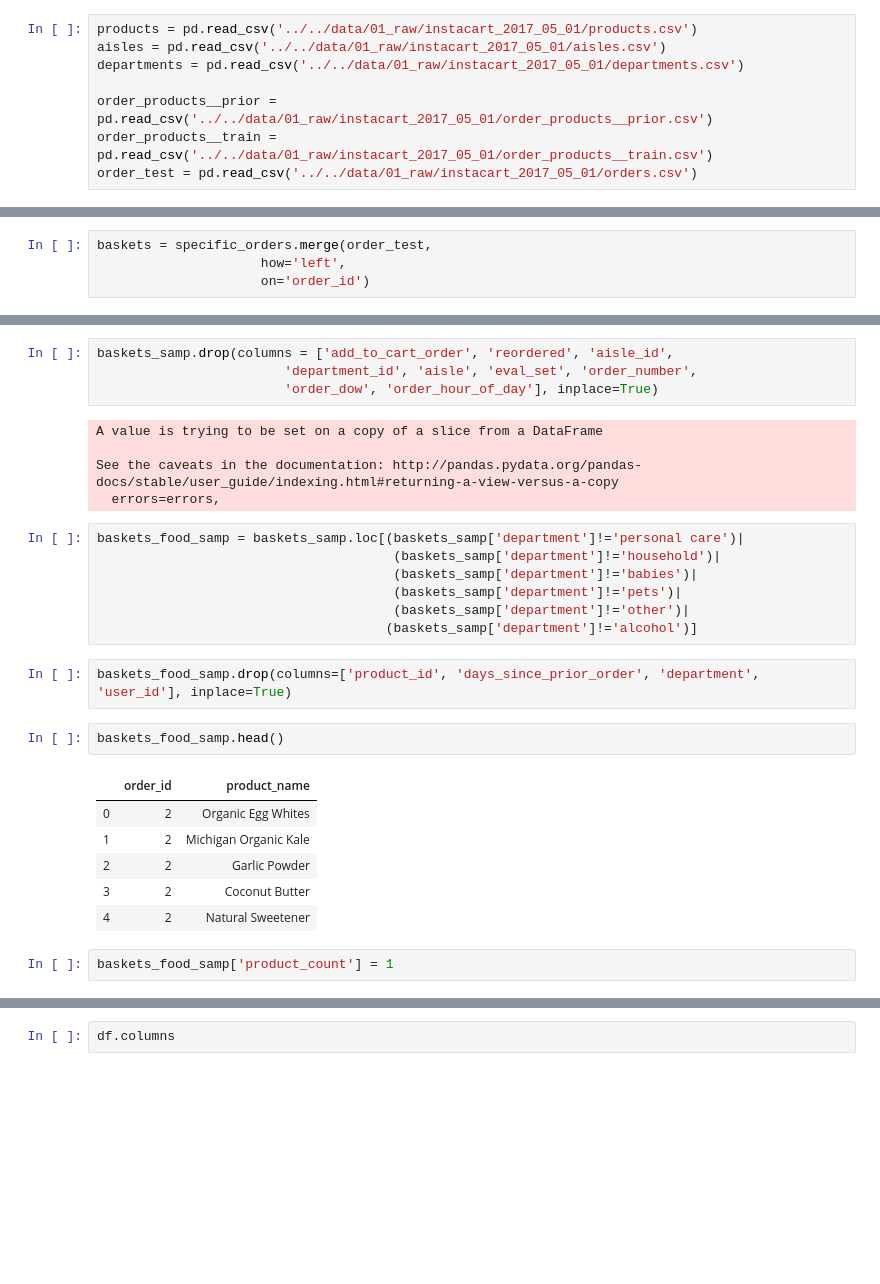
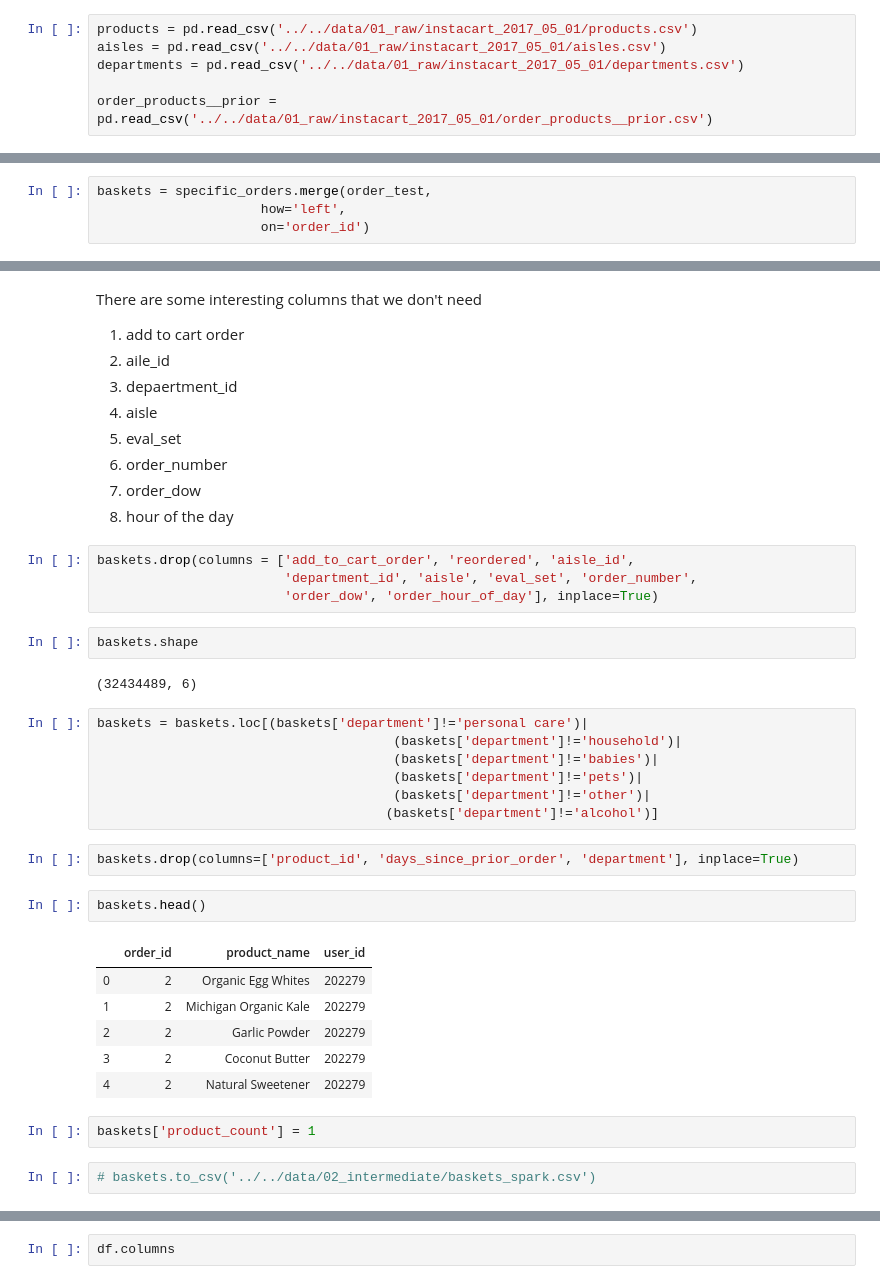
Before and after one commit to mberrien-fitzsimons/recipe_recommendation_system, a Jupyter notebook: notebooks/03_analysis/20190906-mlb-association-rule-instacart.ipynb, the cells around one changed output, grey strips where cells are left out. Cells and saved outputs as stored; diff of their text form; blank space fills up the shorter version.

Commit message:
let's try making our dataframe smaller to work with

```diff
--- a/notebooks/03_analysis/20190906-mlb-association-rule-instacart.ipynb
+++ b/notebooks/03_analysis/20190906-mlb-association-rule-instacart.ipynb
@@ -22,5 +22,3 @@ aisles = pd.read_csv('../../data/01_raw/instacart_2017_05_01/aisles.csv')
 departments = pd.read_csv('../../data/01_raw/instacart_2017_05_01/departments.csv')
 
 order_products__prior = pd.read_csv('../../data/01_raw/instacart_2017_05_01/order_products__prior.csv')
-order_products__train = pd.read_csv('../../data/01_raw/instacart_2017_05_01/order_products__train.csv')
-order_test = pd.read_csv('../../data/01_raw/instacart_2017_05_01/orders.csv')
@@ -47,29 +54,40 @@ baskets_samp = baskets.head(3000)
+# %% [markdown]
+There are some interesting columns that we don't need
+1. add to cart order
+1. aile_id
+1. depaertment_id
+1. aisle
+1. eval_set
+1. order_number
+1. order_dow
+1. hour of the day
 # %%
-baskets_samp.drop(columns = ['add_to_cart_order', 'reordered', 'aisle_id',
+baskets.drop(columns = ['add_to_cart_order', 'reordered', 'aisle_id',
                         'department_id', 'aisle', 'eval_set', 'order_number',
                         'order_dow', 'order_hour_of_day'], inplace=True)
-# %% [output]
-A value is trying to be set on a copy of a slice from a DataFrame
-
-See the caveats in the documentation: http://pandas.pydata.org/pandas-docs/stable/user_guide/indexing.html#returning-a-view-versus-a-copy
-  errors=errors,
+# %%
+baskets.shape
+# %% [output]
+(32434489, 6)
 # %%
-baskets_food_samp = baskets_samp.loc[(baskets_samp['department']!='personal care')|
-                                      (baskets_samp['department']!='household')|
-                                      (baskets_samp['department']!='babies')|
-                                      (baskets_samp['department']!='pets')|
-                                      (baskets_samp['department']!='other')|
-                                     (baskets_samp['department']!='alcohol')]
+baskets = baskets.loc[(baskets['department']!='personal care')|
+                                      (baskets['department']!='household')|
+                                      (baskets['department']!='babies')|
+                                      (baskets['department']!='pets')|
+                                      (baskets['department']!='other')|
+                                     (baskets['department']!='alcohol')]
 # %%
-baskets_food_samp.drop(columns=['product_id', 'days_since_prior_order', 'department', 'user_id'], inplace=True)
+baskets.drop(columns=['product_id', 'days_since_prior_order', 'department'], inplace=True)
 # %%
-baskets_food_samp.head()
+baskets.head()
 # %% [output]
-|  | order_id | product_name |
-| 0 | 2 | Organic Egg Whites |
-| 1 | 2 | Michigan Organic Kale |
-| 2 | 2 | Garlic Powder |
-| 3 | 2 | Coconut Butter |
-| 4 | 2 | Natural Sweetener |
+|  | order_id | product_name | user_id |
+| 0 | 2 | Organic Egg Whites | 202279 |
+| 1 | 2 | Michigan Organic Kale | 202279 |
+| 2 | 2 | Garlic Powder | 202279 |
+| 3 | 2 | Coconut Butter | 202279 |
+| 4 | 2 | Natural Sweetener | 202279 |
 # %%
-baskets_food_samp['product_count'] = 1
+baskets['product_count'] = 1
+# %%
+# baskets.to_csv('../../data/02_intermediate/baskets_spark.csv')
```
Also changed, not shown: parts of 6 cells of this notebook, 3 other files.
